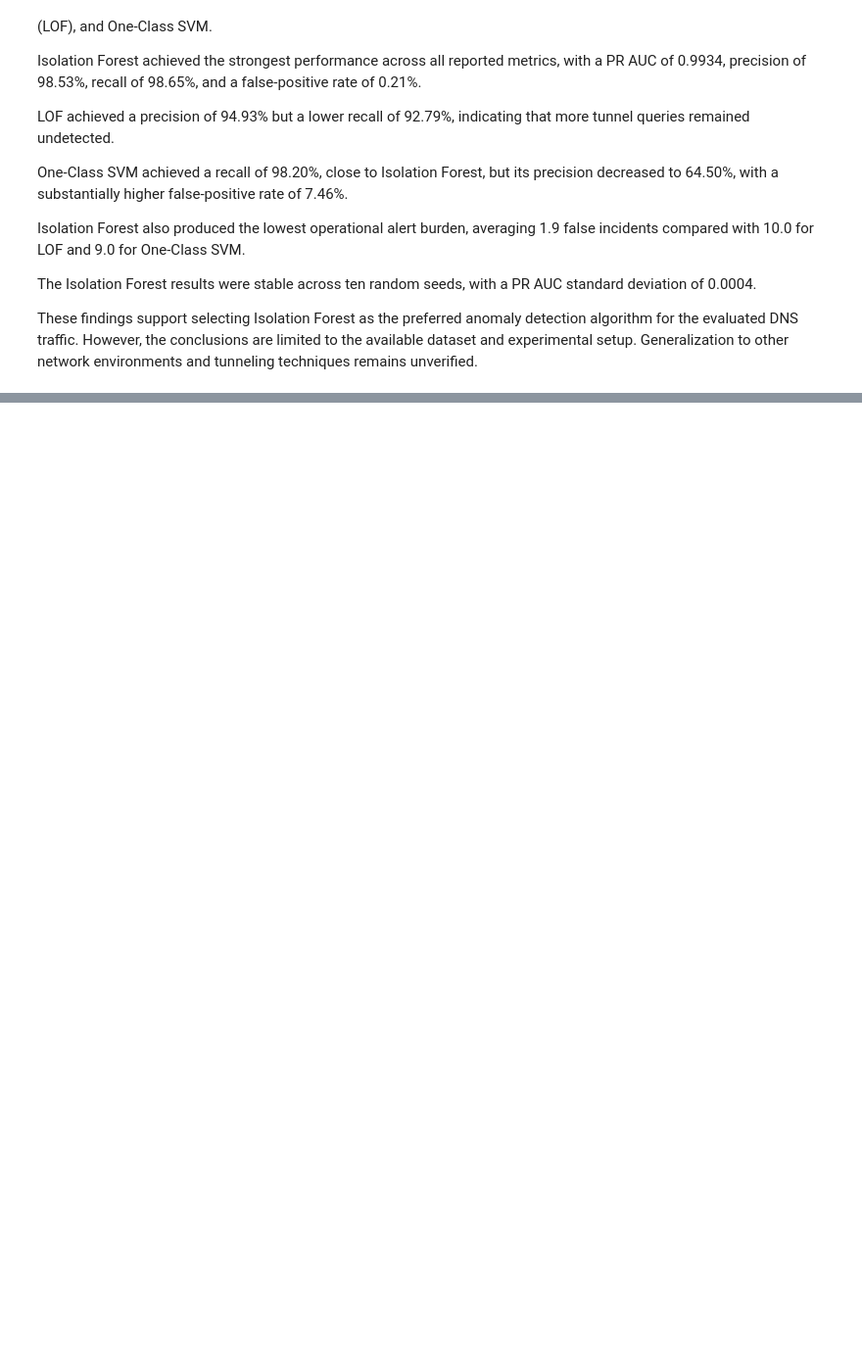
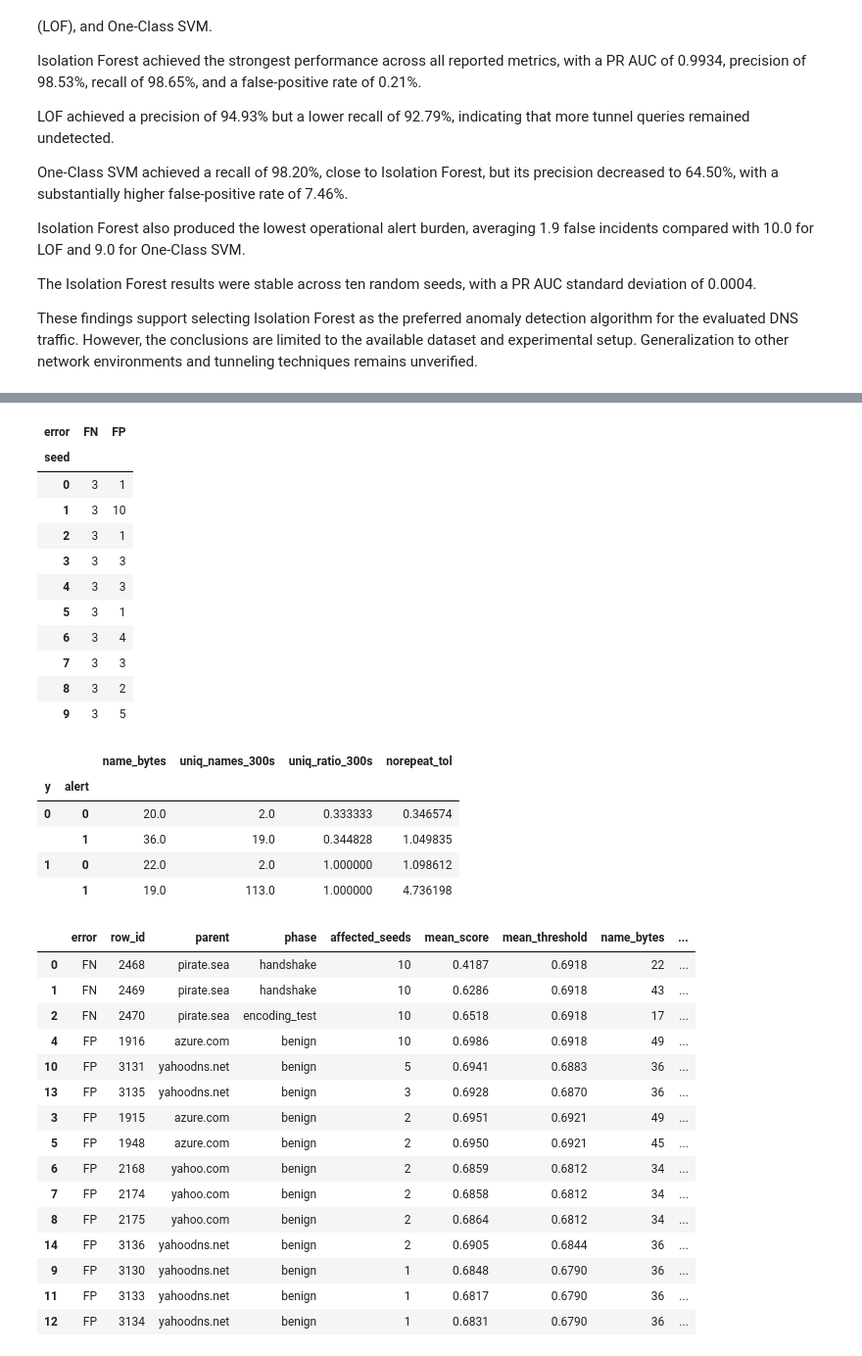
Before and after one commit to Rickderijk2002/Cybersecurity-Intrusion-Detection-2026, a Jupyter notebook: notebooks/05_evaluation_and_alternatives.ipynb, the cells around one changed output, grey strips where cells are left out. Shown at 98% size. Cells and saved outputs as stored; diff of their text form; code cells hidden in the pictures; blank space fills up the shorter version.

Commit message:
10. Error Analysis (300s, val_max)

```diff
--- a/notebooks/05_evaluation_and_alternatives.ipynb
+++ b/notebooks/05_evaluation_and_alternatives.ipynb
@@ -986,0 +991,77 @@ These findings support selecting Isolation Forest as the preferred anomaly detec
+# %%
+# Error analysis across all random seeds
+errors = []
+
+for seed in SEEDS:
+    test = scored["300 s, val_max", seed].copy()
+    test["seed"] = seed
+    test["threshold"] = infos[300, seed]["candidates"]["val_max"]
+    test["error"] = np.where(test.y.eq(0), "FP", "FN")
+
+    errors.append(test.loc[test.y.ne(test.alert)])
+
+errors = pd.concat(errors, ignore_index=True)
+
+# False positives and false negatives per seed
+display(pd.crosstab(errors.seed, errors.error))
+
+# Compare median feature values across classifications
+test = pd.concat(
+    [scored["300 s, val_max", seed] for seed in SEEDS]
+)
+
+display(
+    test.groupby(["y", "alert"])[FEATURES[300]].median()
+)
+
+# Identify individual misclassified queries and their stability
+summary = errors.groupby(["error", "row_id"]).agg(
+    parent=("parent", "first"),
+    phase=("phase", "first"),
+    affected_seeds=("seed", "nunique"),
+    mean_score=("score", "mean"),
+    mean_threshold=("threshold", "mean"),
+    **{f: (f, "first") for f in FEATURES[300]}
+).reset_index()
+
+display(
+    summary.sort_values(
+        ["error", "affected_seeds"],
+        ascending=[True, False]
+    ).round(4)
+)
+# %% [output]
+| error | FN | FP |
+| seed |  |  |
+| 0 | 3 | 1 |
+| 1 | 3 | 10 |
+| 2 | 3 | 1 |
+| 3 | 3 | 3 |
+| 4 | 3 | 3 |
+| 5 | 3 | 1 |
+| 6 | 3 | 4 |
+| 7 | 3 | 3 |
+| 8 | 3 | 2 |
+| 9 | 3 | 5 |
+|  |  | name_bytes | uniq_names_300s | uniq_ratio_300s | norepeat_tol |
+| y | alert |  |  |  |  |
+| 0 | 0 | 20.0 | 2.0 | 0.333333 | 0.346574 |
+|  | 1 | 36.0 | 19.0 | 0.344828 | 1.049835 |
+| 1 | 0 | 22.0 | 2.0 | 1.000000 | 1.098612 |
+|  | 1 | 19.0 | 113.0 | 1.000000 | 4.736198 |
+|  | error | row_id | parent | phase | affected_seeds | mean_score | mean_threshold | name_bytes | ... |
+| 0 | FN | 2468 | pirate.sea | handshake | 10 | 0.4187 | 0.6918 | 22 | ... |
+| 1 | FN | 2469 | pirate.sea | handshake | 10 | 0.6286 | 0.6918 | 43 | ... |
+| 2 | FN | 2470 | pirate.sea | encoding_test | 10 | 0.6518 | 0.6918 | 17 | ... |
+| 4 | FP | 1916 | azure.com | benign | 10 | 0.6986 | 0.6918 | 49 | ... |
+| 10 | FP | 3131 | yahoodns.net | benign | 5 | 0.6941 | 0.6883 | 36 | ... |
+| 13 | FP | 3135 | yahoodns.net | benign | 3 | 0.6928 | 0.6870 | 36 | ... |
+| 3 | FP | 1915 | azure.com | benign | 2 | 0.6951 | 0.6921 | 49 | ... |
+| 5 | FP | 1948 | azure.com | benign | 2 | 0.6950 | 0.6921 | 45 | ... |
+| 6 | FP | 2168 | yahoo.com | benign | 2 | 0.6859 | 0.6812 | 34 | ... |
+| 7 | FP | 2174 | yahoo.com | benign | 2 | 0.6858 | 0.6812 | 34 | ... |
+| 8 | FP | 2175 | yahoo.com | benign | 2 | 0.6864 | 0.6812 | 34 | ... |
+| 14 | FP | 3136 | yahoodns.net | benign | 2 | 0.6905 | 0.6844 | 36 | ... |
+| 9 | FP | 3130 | yahoodns.net | benign | 1 | 0.6848 | 0.6790 | 36 | ... |
+| 11 | FP | 3133 | yahoodns.net | benign | 1 | 0.6817 | 0.6790 | 36 | ... |
+| 12 | FP | 3134 | yahoodns.net | benign | 1 | 0.6831 | 0.6790 | 36 | ... |
```
Also changed, not shown: parts of 4 cells of this notebook.
